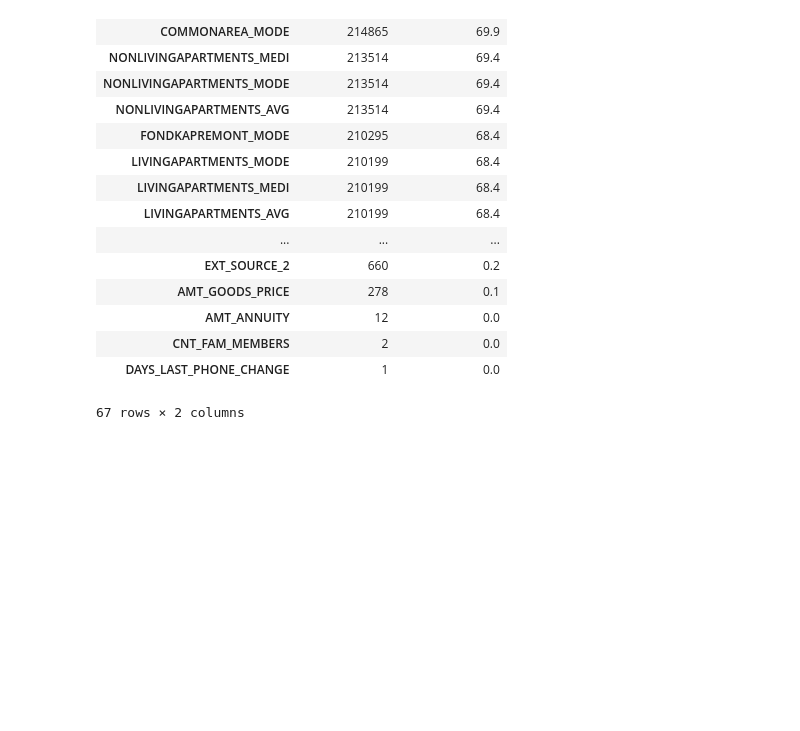
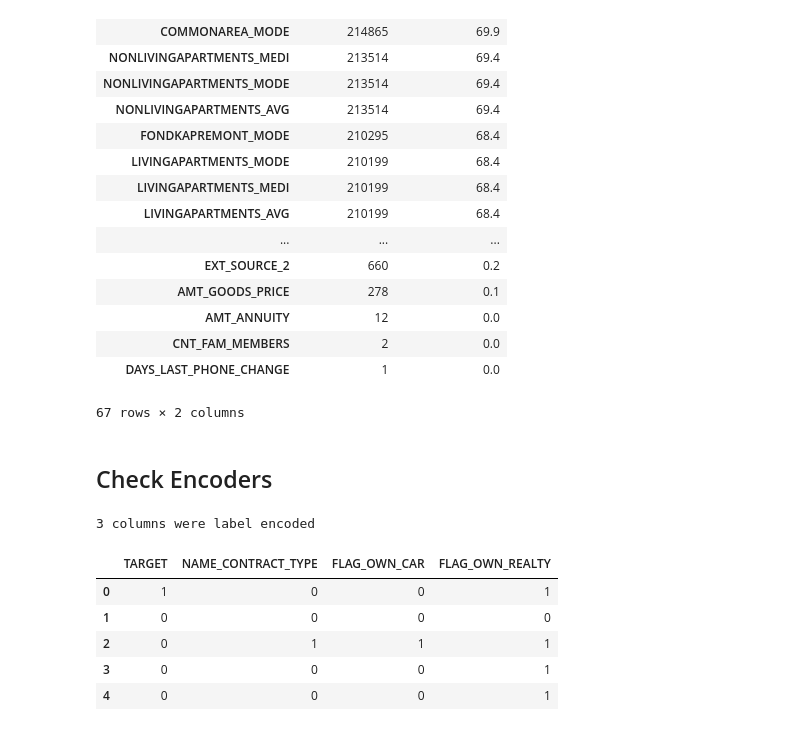
Before and after one commit to robahall/hcdr, a Jupyter notebook: notebooks/3.0-rah-MoreThoroughEDA.ipynb, the cells around one changed output. Saved outputs shown, nothing was run; the diff lists cells and outputs as text; code cells hidden in the pictures; blank space fills up the shorter version.

```diff
--- a/notebooks/3.0-rah-MoreThoroughEDA.ipynb
+++ b/notebooks/3.0-rah-MoreThoroughEDA.ipynb
@@ -363,3 +363,22 @@ There are 67 columns that have missing values.
 | CNT_FAM_MEMBERS | 2 | 0.0 |
 | DAYS_LAST_PHONE_CHANGE | 1 | 0.0 |
 67 rows × 2 columns
+# %% [markdown]
+## Check Encoders
+# %%
+originalDF = pd.read_csv("../data/raw/application_train.csv")
+# %%
+newDF = pd.DataFrame(originalDF["TARGET"])
+# %%
+newDF = bf.createEncoders(originalDF, newDF)
+# %% [output]
+3 columns were label encoded
+# %%
+newDF.head()
+# %% [output]
+|  | TARGET | NAME_CONTRACT_TYPE | FLAG_OWN_CAR | FLAG_OWN_REALTY |
+| 0 | 1 | 0 | 0 | 1 |
+| 1 | 0 | 0 | 0 | 0 |
+| 2 | 0 | 1 | 1 | 1 |
+| 3 | 0 | 0 | 0 | 1 |
+| 4 | 0 | 0 | 0 | 1 |
```
Also changed, not shown: parts of 3 cells of this notebook, 1 other file.
